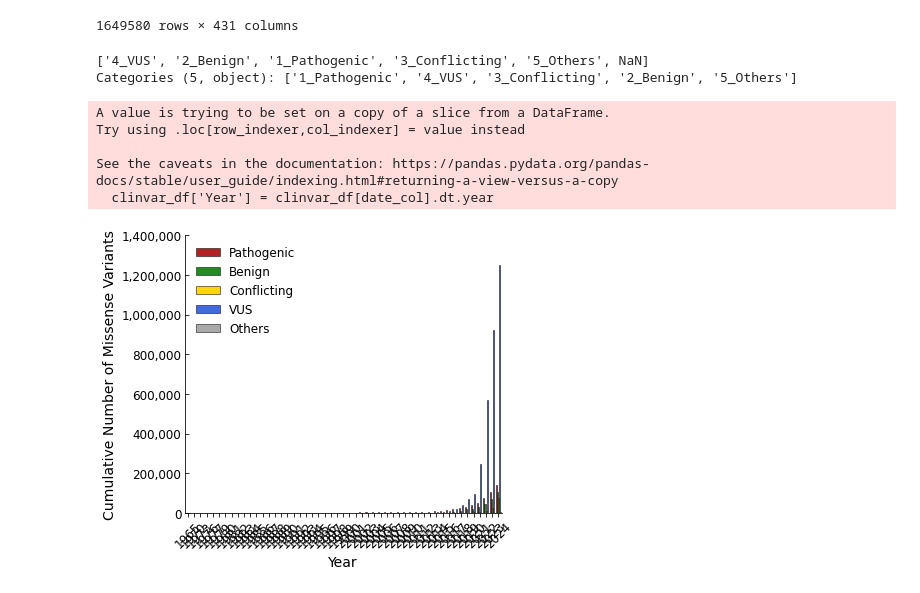
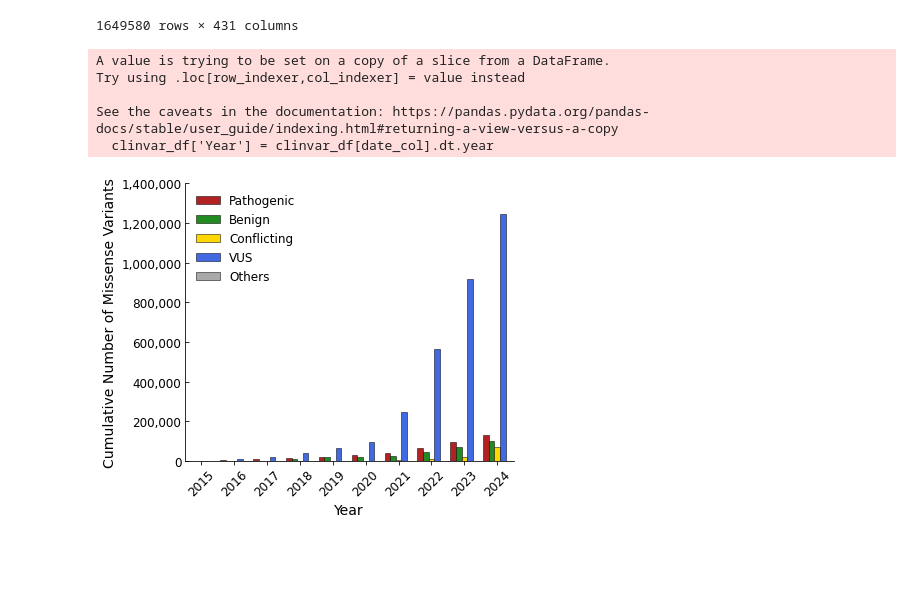
Before and after one commit to broadinstitute/2025_laval_submitted, a Jupyter notebook: 1_allele_collection/2_analysis/6_clinvar_variants_per_year.ipynb, the cells around one changed output. Cells and saved outputs as stored; diff of their text form; code cells hidden in the pictures; blank space fills up the shorter version.

Commit message:
add savefig in clinvar variants counts

```diff
--- a/1_allele_collection/2_analysis/6_clinvar_variants_per_year.ipynb
+++ b/1_allele_collection/2_analysis/6_clinvar_variants_per_year.ipynb
@@ -9,5 +9,7 @@ import seaborn as sns
+# %%
+figure_output_dir = Path('../4_manuscript_figures/')
 # %%
-clinvar_parquet = '/Users/user_42/Downloads/dbNSFP5.0a_variant.clin_var_re-annot_pdb_variants_plddt_rsa.parquet'
+clinvar_parquet = Path("../../4_compare_AI_scores/3_outputs/processed_data/dbnsfp/dbNSFP5.0a_variant.clin_var_re-annot_pdb_variants_plddt_rsa.parquet")
 # %%
 clinvar_df = pd.read_parquet(clinvar_parquet)
 clinvar_df
@@ -25,13 +27,8 @@ clinvar_df
 | 1649578 | 999994 | 5 | 55941246 | T | C | M | V | rs761846914 | 5 | ... |
 | 1649579 | 999997 | 9 | 95461875 | T | G | K | T | rs1839503876 | 9 | ... |
 1649580 rows × 431 columns
-# %%
-clinvar_df['clinvar_clnsig_clean'].unique()
-# %% [output]
-['4_VUS', '2_Benign', '1_Pathogenic', '3_Conflicting', '5_Others', NaN]
-Categories (5, object): ['1_Pathogenic', '4_VUS', '3_Conflicting', '2_Benign', '5_Others']
 # %%
-def plot_clinvar(clinvar_df):
+def plot_clinvar(clinvar_df, save_fig=False):
 
     date_col = 'LastEvaluated'
 
@@ -59,7 +56,7 @@ def plot_clinvar(clinvar_df):
 
     # Only show rows from 2015 and after
     yearly_counts = yearly_counts.loc[
-        # (yearly_counts.index >= 2018) &
+        (yearly_counts.index >= 2015) &
         (yearly_counts.index <= 2024)]
 
     # Reorder columns if needed
@@ -115,32 +112,37 @@ def plot_clinvar(clinvar_df):
     ax.tick_params(axis='y', direction='in')
 
     # Remove the top spine if desired
     ax.spines['top'].set_visible(False)
 
     # Axis labels & title
     ax.set_xlabel("Year", fontsize=14)
     ax.set_ylabel("Cumulative Number of Missense Variants", fontsize=14)
     # ax.set_title("Clinical Significance of Missense Variants over the Years", fontsize=14)
 
     # New legend without the prefix
     handles, labels = ax.get_legend_handles_labels()
     new_labels = [label.split('_', 1)[1] for label in labels]
     ax.legend(handles, new_labels, title="", fontsize=12, frameon=False, loc='upper left')
 
 
     ticks = ax.get_yticks()
 
     # Set the top limit to the last tick
     ax.set_ylim(top=ticks[-1])
 
     plt.tight_layout()
+
+    if save_fig:
+        plt.savefig(figure_output_dir / "clinvar_missense_variants_clinical_significance_year.png", dpi=300)
+
     plt.show()
 
-plot_clinvar(clinvar_df)
+
+plot_clinvar(clinvar_df, save_fig=True)
 # %% [output]
 A value is trying to be set on a copy of a slice from a DataFrame.
 Try using .loc[row_indexer,col_indexer] = value instead
 
 See the caveats in the documentation: https://pandas.pydata.org/pandas-docs/stable/user_guide/indexing.html#returning-a-view-versus-a-copy
   clinvar_df['Year'] = clinvar_df[date_col].dt.year
-[figure, old version]
+[figure, new version]
```
Also changed, not shown: parts of 1 cell of this notebook, 1 other file.
